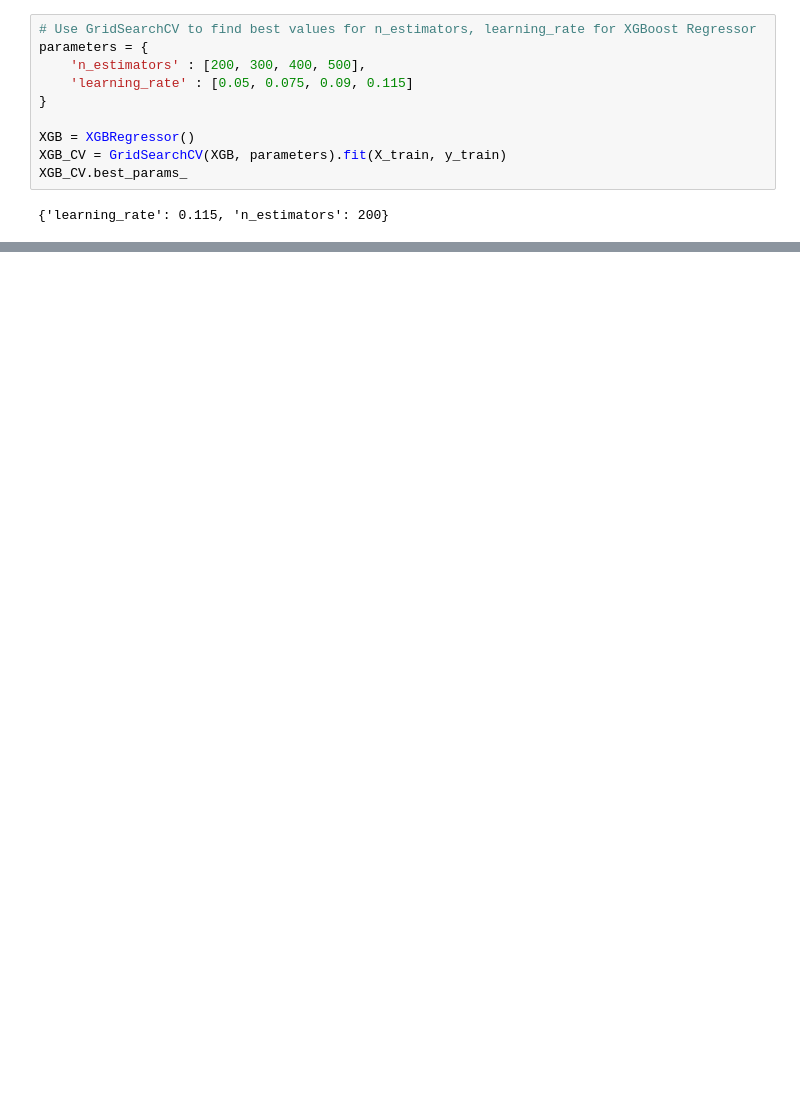
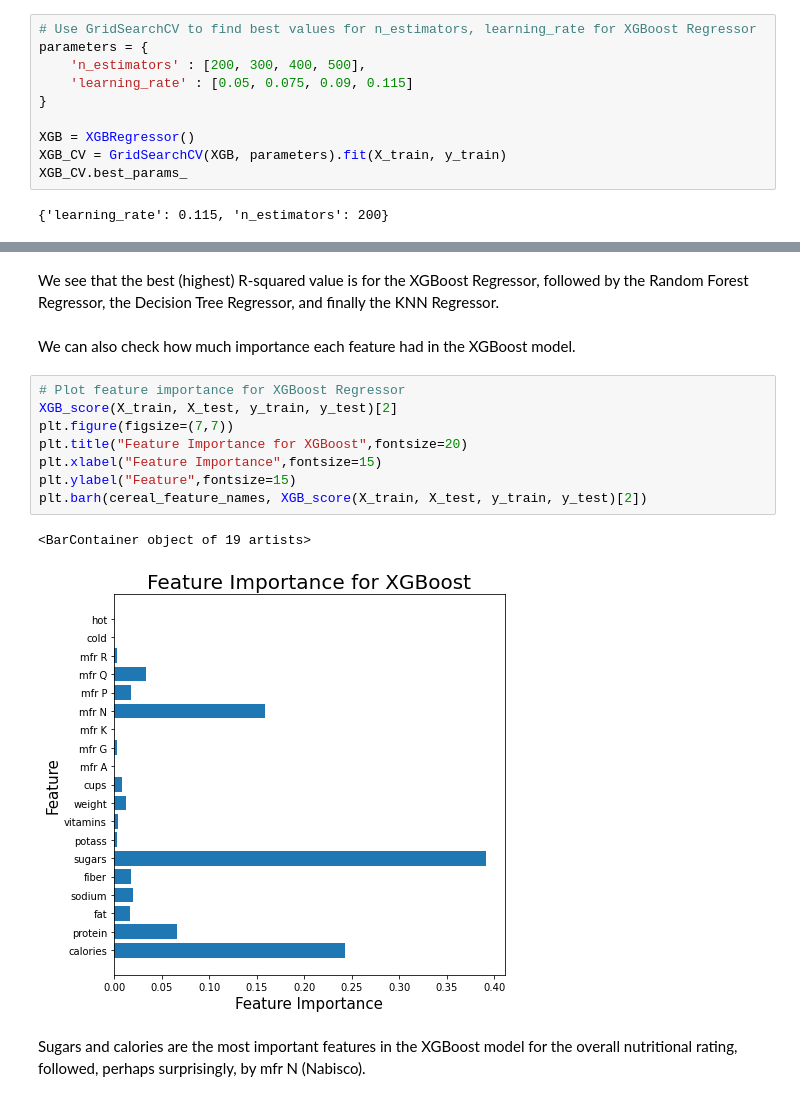
Before and after one commit to shane-sandhoefner/Cereals, a Jupyter notebook: Models.ipynb, the cells around one changed output, grey strips where cells are left out. Drawn from its saved outputs; the diff is of its cells as text; blank space fills up the shorter version.

```diff
--- a/Models.ipynb
+++ b/Models.ipynb
@@ -89,0 +191,17 @@ We see that the best (lowest) mean absolute error is for the XGBoost Regressor,
+# %% [markdown]
+We see that the best (highest) R-squared value is for the XGBoost Regressor, followed by the Random Forest Regressor, the Decision Tree Regressor, and finally the KNN Regressor.
+# %% [markdown]
+We can also check how much importance each feature had in the XGBoost model.
+# %%
+# Plot feature importance for XGBoost Regressor
+XGB_score(X_train, X_test, y_train, y_test)[2]
+plt.figure(figsize=(7,7))
+plt.title("Feature Importance for XGBoost",fontsize=20)
+plt.xlabel("Feature Importance",fontsize=15)
+plt.ylabel("Feature",fontsize=15)
+plt.barh(cereal_feature_names, XGB_score(X_train, X_test, y_train, y_test)[2])
+# %% [output]
+<BarContainer object of 19 artists>
+[figure, added]
+# %% [markdown]
+Sugars and calories are the most important features in the XGBoost model for the overall nutritional rating, followed, perhaps surprisingly, by mfr N (Nabisco).
```
Also changed, not shown: parts of 13 cells of this notebook.
